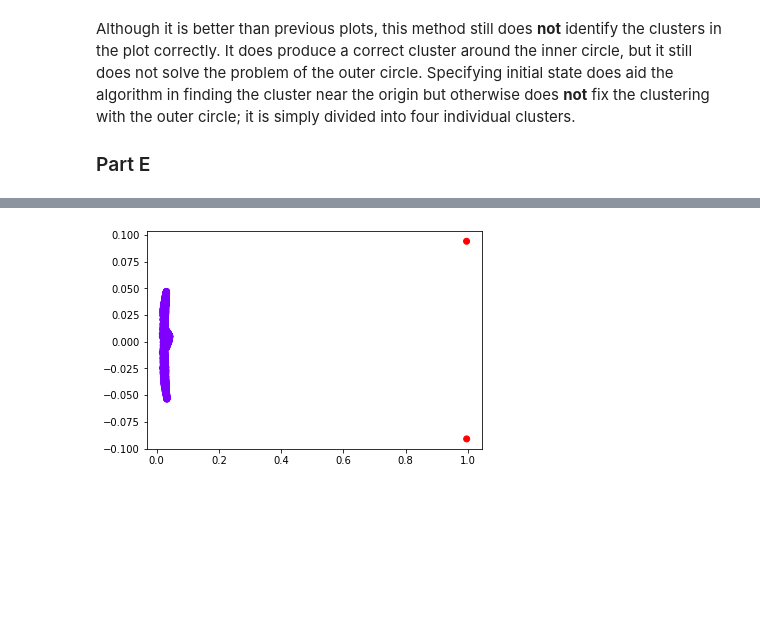
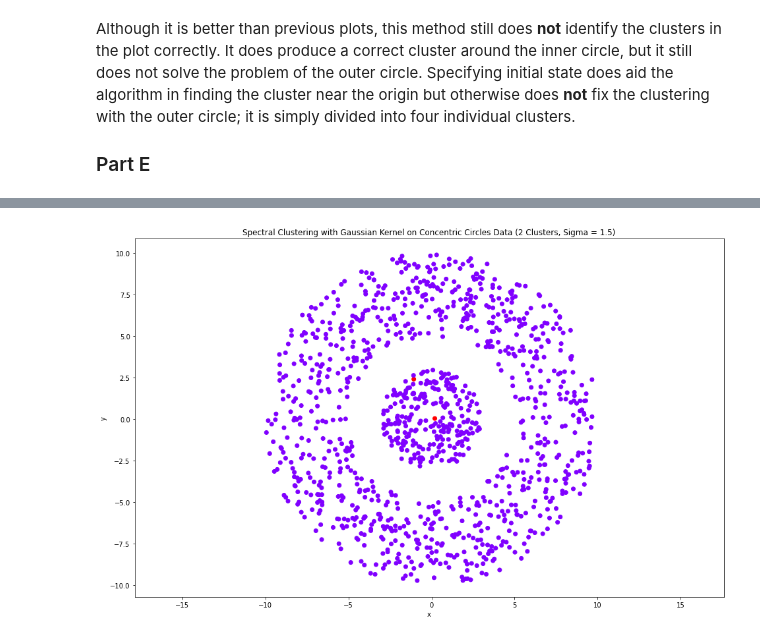
Before and after one commit to rickdgray/Advanced_Predictive_Models, a Jupyter notebook: Homework 10/H10Q1.ipynb, the cells around one changed output, grey strips where cells are left out. Cells and saved outputs as stored; diff of their text form; code cells hidden in the pictures; blank space fills up the shorter version.

Commit message:
q1 adjusted plotting, q2 switched to notebook

```diff
--- a/Homework 10/H10Q1.ipynb
+++ b/Homework 10/H10Q1.ipynb
@@ -94,27 +94,33 @@ plt.show()
 # %%
 def gaussian_kernel(x, sigma):
     return np.exp(-pairwise_distances(x, x) ** 2 / (2 * sigma ** 2))
 
 def get_top_k_eigenvectors(x, k):
     eigenvalues, eigenvectors = np.linalg.eig(x)
     eigenvectors = eigenvectors[:, np.argsort(eigenvalues)[::-1]]
     return eigenvectors[:, :k]
 
 def gaussian_spectral(x, k, sigma):
     affinity = gaussian_kernel(x, sigma)
     affinity = affinity - np.diag(np.diag(affinity))
     degrees = np.diag(np.sum(affinity, axis = 0) ** -0.5)
     laplacian = degrees.dot(affinity).dot(degrees)
     y = get_top_k_eigenvectors(laplacian, k)
     for i in range(k):
         y[i, :] = y[i, :] / np.linalg.norm(y[i, :])
-    kmeans = KMeans(n_clusters=k, random_state=0)
+    kmeans = KMeans(n_clusters=k)
     kmeans.fit(y)
-    plt.scatter(y[:, 0], y[:, 1], c=kmeans.labels_, cmap='rainbow')
+    _, ax = plt.subplots(figsize=(16, 10))
+    plt.scatter(x.x, x.y, c=kmeans.labels_, cmap='rainbow')
+    plt.axis('equal')
+    ax.set_xlabel('x')
+    ax.set_ylabel('y')
+    ax.set_title(f'Spectral Clustering with Gaussian Kernel on Concentric Circles Data ({k} Clusters, Sigma = {sigma})')
+    plt.show()
 
 gaussian_spectral(x, 2, 1.5)
 # %% [output]
-[figure, old version]
+[figure, new version]
 # %%
 gaussian_spectral(x, 2, 0.5)
 # %% [output]
```
Also changed, not shown: parts of 4 cells of this notebook, 2 other files.
